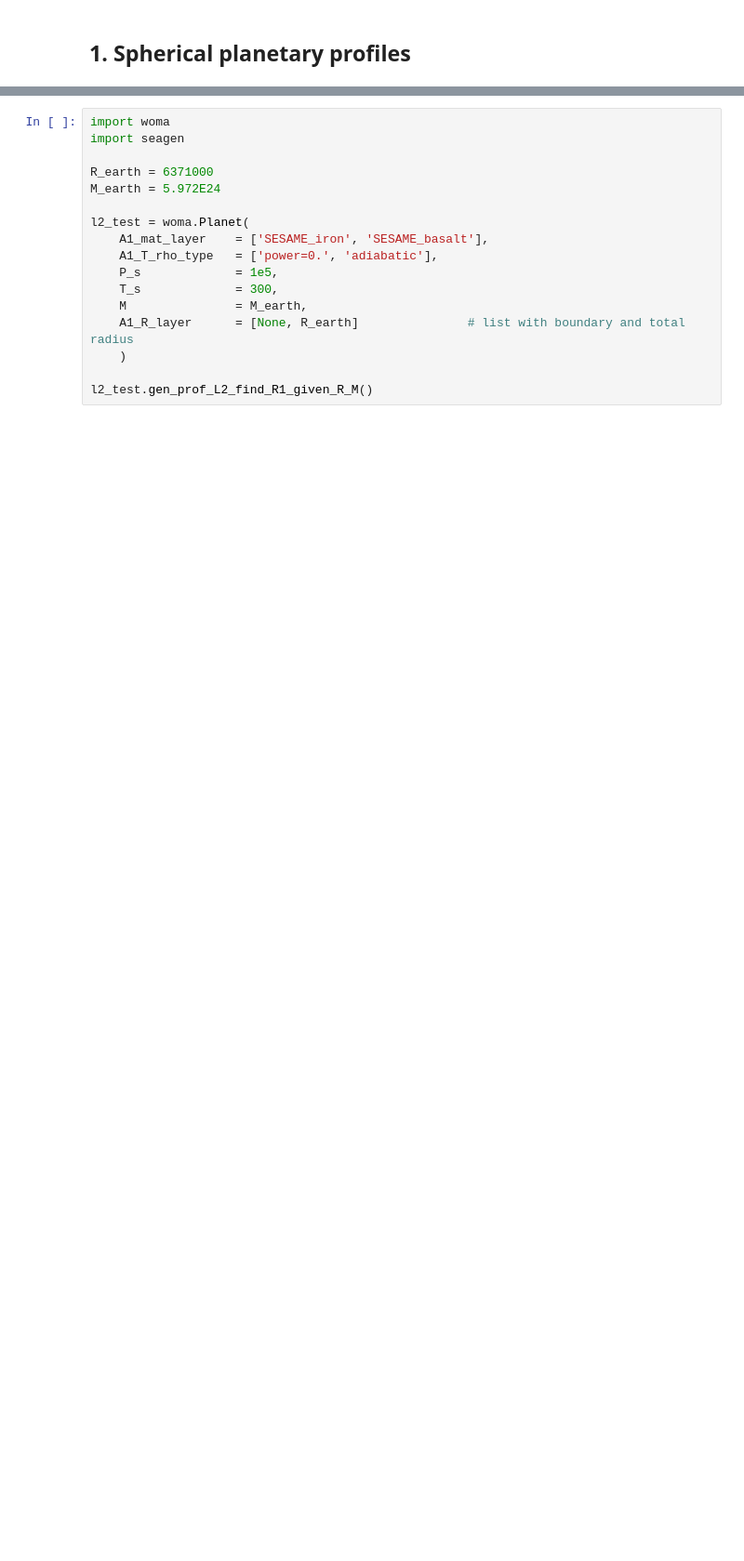
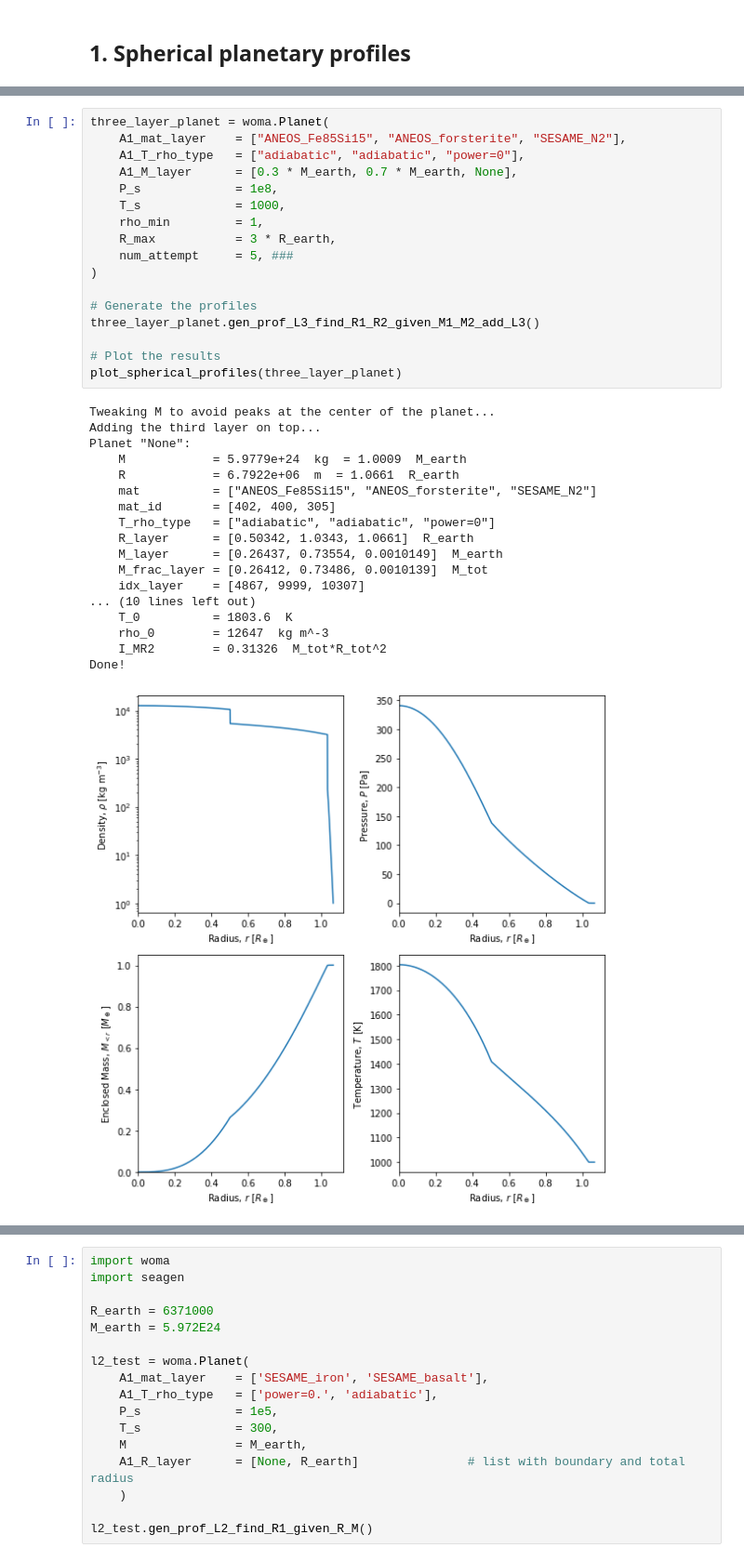
Before and after one commit to srbonilla/WoMa, a Jupyter notebook: tutorial.ipynb, the cells around one changed output, grey strips where cells are left out. Shown at 93% size. Cells and saved outputs as stored; diff of their text form; blank space fills up the shorter version.

Commit message:
Update notebook spherical profiles

```diff
--- a/tutorial.ipynb
+++ b/tutorial.ipynb
@@ -165,0 +196,36 @@ We use a 2 layer planet generated by woma as an example:
+# %%
+three_layer_planet = woma.Planet(
+    A1_mat_layer    = ["ANEOS_Fe85Si15", "ANEOS_forsterite", "SESAME_N2"],
+    A1_T_rho_type   = ["adiabatic", "adiabatic", "power=0"],
+    A1_M_layer      = [0.3 * M_earth, 0.7 * M_earth, None],
+    P_s             = 1e8,
+    T_s             = 1000,
+    rho_min         = 1,
+    R_max           = 3 * R_earth,
+    num_attempt     = 5, ###
+)
+
+# Generate the profiles
+three_layer_planet.gen_prof_L3_find_R1_R2_given_M1_M2_add_L3()
+
+# Plot the results
+plot_spherical_profiles(three_layer_planet)
+# %% [output]
+Tweaking M to avoid peaks at the center of the planet...
+Adding the third layer on top...
+Planet "None":
+    M            = 5.9779e+24  kg  = 1.0009  M_earth
+    R            = 6.7922e+06  m  = 1.0661  R_earth
+    mat          = ["ANEOS_Fe85Si15", "ANEOS_forsterite", "SESAME_N2"]
+    mat_id       = [402, 400, 305]
+    T_rho_type   = ["adiabatic", "adiabatic", "power=0"]
+    R_layer      = [0.50342, 1.0343, 1.0661]  R_earth
+    M_layer      = [0.26437, 0.73554, 0.0010149]  M_earth
+    M_frac_layer = [0.26412, 0.73486, 0.0010139]  M_tot
+    idx_layer    = [4867, 9999, 10307]
+... (10 lines left out)
+    T_0          = 1803.6  K
+    rho_0        = 12647  kg m^-3
+    I_MR2        = 0.31326  M_tot*R_tot^2
+Done!
+[figure, added]
```
Also changed, not shown: parts of 57 cells of this notebook.
